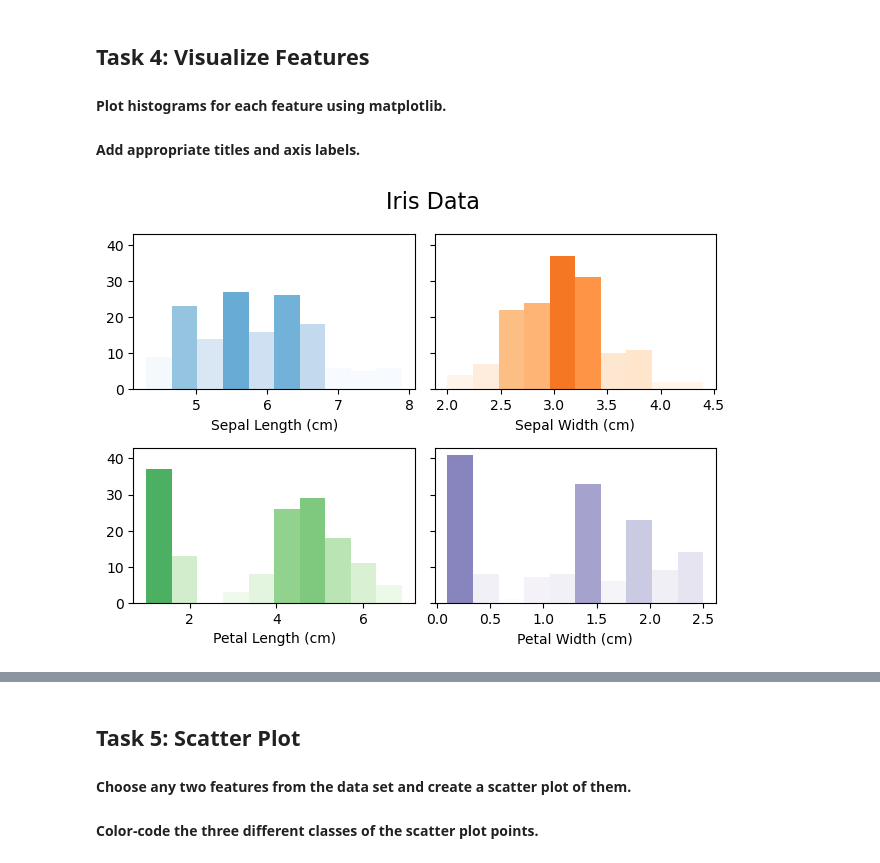
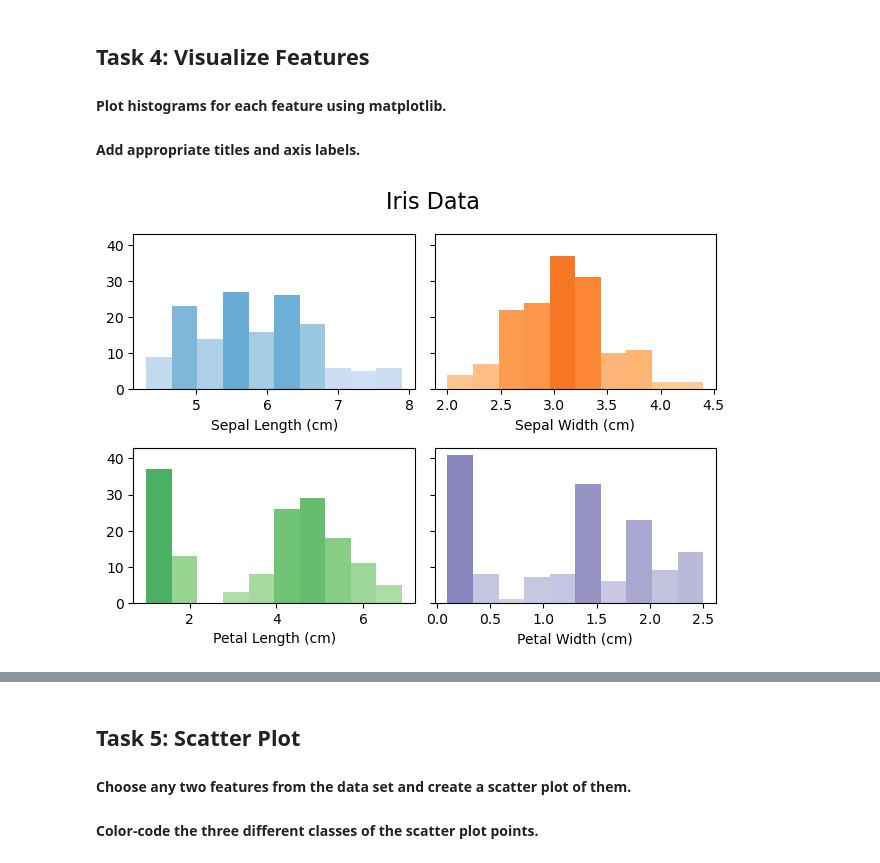
Before and after one commit to CeamanCollins/principles_of_data_analytics_assessment, a Jupyter notebook: tasks.ipynb, the cells around one changed output, grey strips where cells are left out. Cells and saved outputs as stored; diff of their text form; code cells hidden in the pictures.

```diff
--- a/tasks.ipynb
+++ b/tasks.ipynb
@@ -176,7 +176,7 @@ fig, axs = plt.subplots(2, 2, sharey=True, tight_layout=True)
 
 N, bins, patches = axs[0,0].hist(sepal_length)
 
-# Colour coding the bins by histogram height.
+# Getting a fraction for each bin so they can be colour coded later
 
 fracs = N/N.max()
 
@@ -184,47 +184,50 @@ fracs = N/N.max()
 
 norm = colors.Normalize(fracs.min(), fracs.max())
 
-# Looping through the objects and setting colours for each.
+# Looping through the objects and setting colours for each
+# based on the fractions calculater earlier.
+# The fraction has been slightly altered to take just a
+# section of the colour map.
 
 for thisfrac, thispatch in zip(fracs, patches):
-    color = plt.cm.Blues(norm(thisfrac*0.6))
-    thispatch.set_facecolor(color)
+    colour = plt.cm.Blues(norm(thisfrac*0.3+0.3))
+    thispatch.set_facecolor(colour)
 
 # Setting label for the axis.
 
 axs[0,0].set_xlabel('Sepal Length (cm)')
 
 # Process repeated for each axis.
 N, bins, patches = axs[0,1].hist(sepal_width)
 fracs = N/N.max()
 norm = colors.Normalize(fracs.min(), fracs.max())
 for thisfrac, thispatch in zip(fracs, patches):
-    color = plt.cm.Oranges(norm(thisfrac*0.6))
-    thispatch.set_facecolor(color)
+    colour = plt.cm.Oranges(norm(thisfrac*0.3+0.3))
+    thispatch.set_facecolor(colour)
 axs[0,1].set_xlabel('Sepal Width (cm)')
 
 N, bins, patches = axs[1,0].hist(petal_length)
 fracs = N/N.max()
 norm = colors.Normalize(fracs.min(), fracs.max())
 for thisfrac, thispatch in zip(fracs, patches):
-    color = plt.cm.Greens(norm(thisfrac*0.6))
-    thispatch.set_facecolor(color)
+    colour = plt.cm.Greens(norm(thisfrac*0.3+0.3))
+    thispatch.set_facecolor(colour)
 axs[1,0].set_xlabel('Petal Length (cm)')
 
 N, bins, patches = axs[1,1].hist(petal_width)
 fracs = N/N.max()
 norm = colors.Normalize(fracs.min(), fracs.max())
 for thisfrac, thispatch in zip(fracs, patches):
-    color = plt.cm.Purples(norm(thisfrac*0.6))
-    thispatch.set_facecolor(color)
+    colour = plt.cm.Purples(norm(thisfrac*0.3+0.3))
+    thispatch.set_facecolor(colour)
 axs[1,1].set_xlabel('Petal Width (cm)')
 
 # Creating a title and setting fontsize and placement.
 
 plt.suptitle('Iris Data', fontsize=16, x=0.535)
 plt.show()
 # %% [output]
-[figure, old version]
+[figure, new version]
 # %% [markdown]
 References used:
 
```
Also changed, not shown: parts of 11 cells of this notebook.
